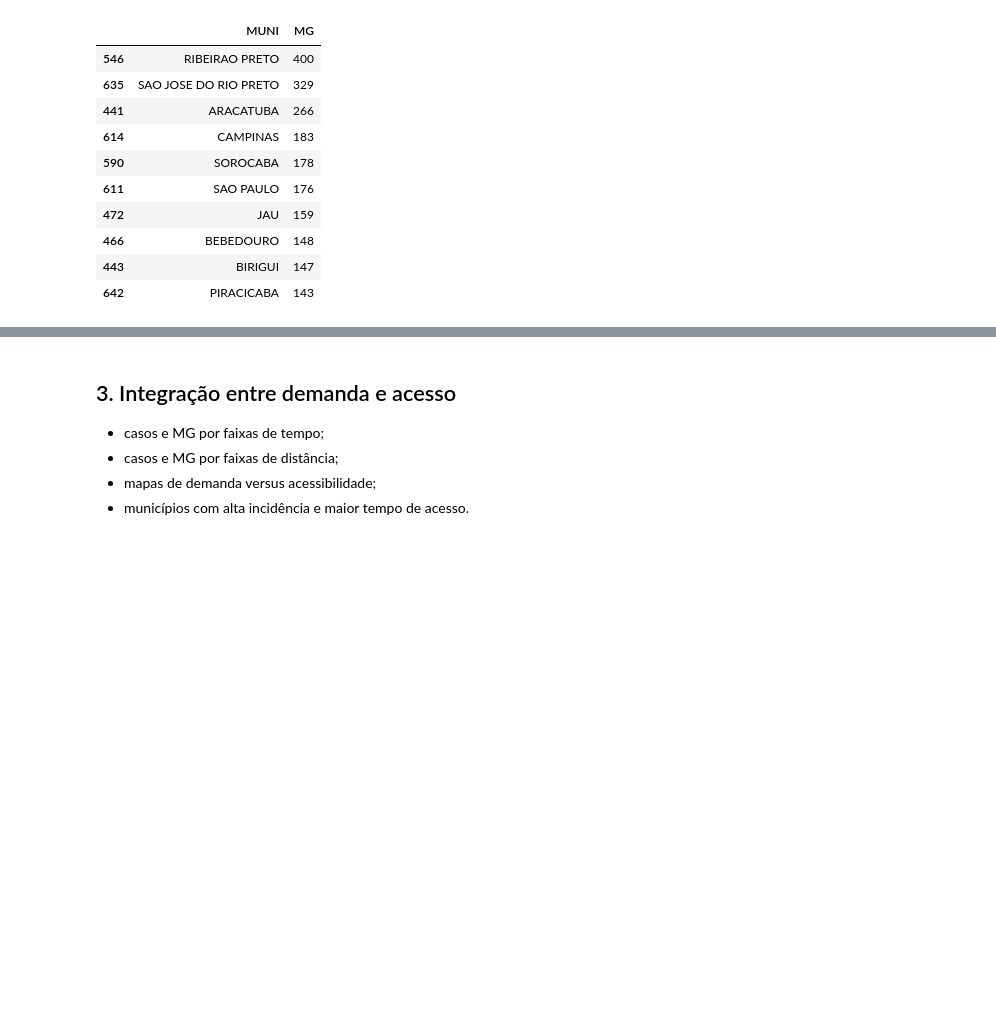
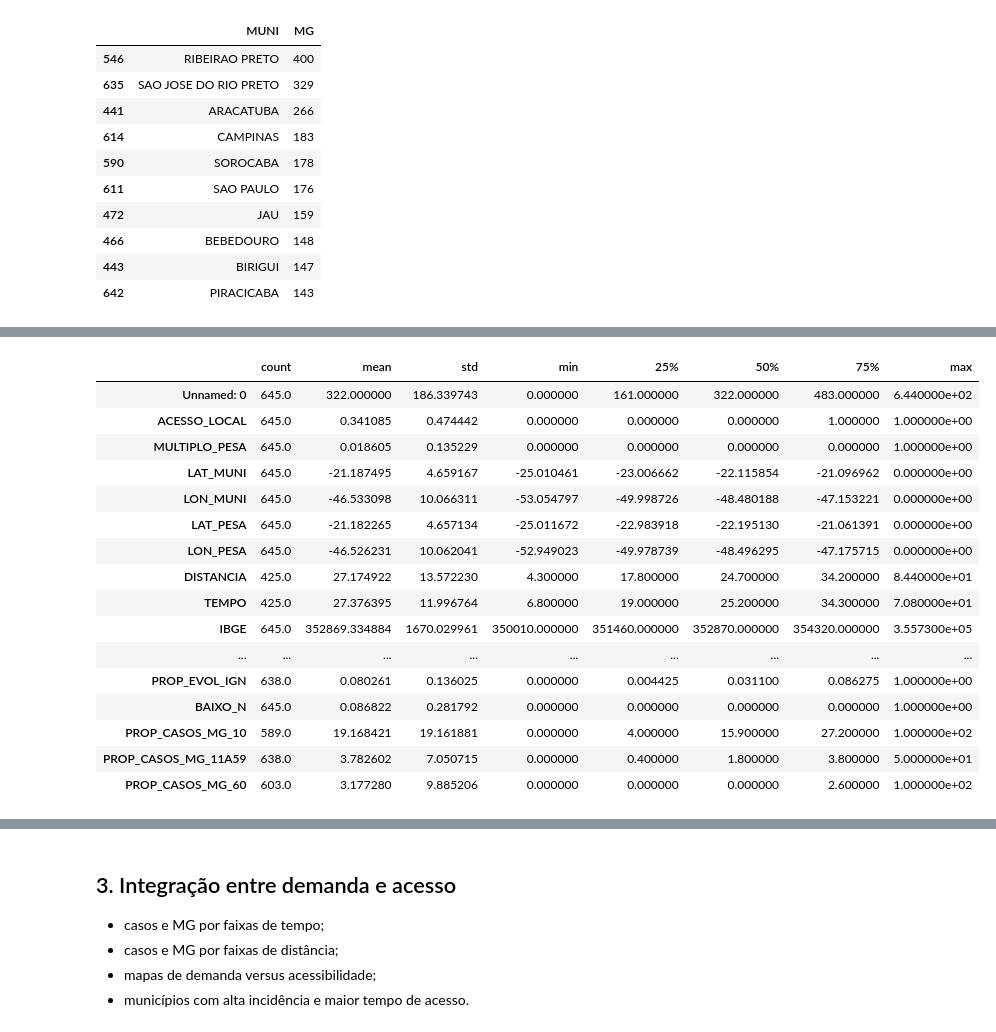
Before and after one commit to lucascgmermano/escorpiao_pesa, a Jupyter notebook: Quadro2/06-analise_01.ipynb, the cells around one changed output, grey strips where cells are left out. Drawn from its saved outputs; the diff is of its cells as text; code cells hidden in the pictures; blank space fills up the shorter version.

```diff
--- a/Quadro2/06-analise_01.ipynb
+++ b/Quadro2/06-analise_01.ipynb
@@ -182,0 +230,21 @@ dfReg['PROP_MG'] = (
+# %%
+# Describe por municipio
+df.describe().T
+# %% [output]
+|  | count | mean | std | min | 25% | 50% | 75% | max |
+| Unnamed: 0 | 645.0 | 322.000000 | 186.339743 | 0.000000 | 161.000000 | 322.000000 | 483.000000 | 6.440000e+02 |
+| ACESSO_LOCAL | 645.0 | 0.341085 | 0.474442 | 0.000000 | 0.000000 | 0.000000 | 1.000000 | 1.000000e+00 |
+| MULTIPLO_PESA | 645.0 | 0.018605 | 0.135229 | 0.000000 | 0.000000 | 0.000000 | 0.000000 | 1.000000e+00 |
+| LAT_MUNI | 645.0 | -21.187495 | 4.659167 | -25.010461 | -23.006662 | -22.115854 | -21.096962 | 0.000000e+00 |
+| LON_MUNI | 645.0 | -46.533098 | 10.066311 | -53.054797 | -49.998726 | -48.480188 | -47.153221 | 0.000000e+00 |
+| LAT_PESA | 645.0 | -21.182265 | 4.657134 | -25.011672 | -22.983918 | -22.195130 | -21.061391 | 0.000000e+00 |
+| LON_PESA | 645.0 | -46.526231 | 10.062041 | -52.949023 | -49.978739 | -48.496295 | -47.175715 | 0.000000e+00 |
+| DISTANCIA | 425.0 | 27.174922 | 13.572230 | 4.300000 | 17.800000 | 24.700000 | 34.200000 | 8.440000e+01 |
+| TEMPO | 425.0 | 27.376395 | 11.996764 | 6.800000 | 19.000000 | 25.200000 | 34.300000 | 7.080000e+01 |
+| IBGE | 645.0 | 352869.334884 | 1670.029961 | 350010.000000 | 351460.000000 | 352870.000000 | 354320.000000 | 3.557300e+05 |
+| ... | ... | ... | ... | ... | ... | ... | ... | ... |
+| PROP_EVOL_IGN | 638.0 | 0.080261 | 0.136025 | 0.000000 | 0.004425 | 0.031100 | 0.086275 | 1.000000e+00 |
+| BAIXO_N | 645.0 | 0.086822 | 0.281792 | 0.000000 | 0.000000 | 0.000000 | 0.000000 | 1.000000e+00 |
+| PROP_CASOS_MG_10 | 589.0 | 19.168421 | 19.161881 | 0.000000 | 4.000000 | 15.900000 | 27.200000 | 1.000000e+02 |
+| PROP_CASOS_MG_11A59 | 638.0 | 3.782602 | 7.050715 | 0.000000 | 0.400000 | 1.800000 | 3.800000 | 5.000000e+01 |
+| PROP_CASOS_MG_60 | 603.0 | 3.177280 | 9.885206 | 0.000000 | 0.000000 | 0.000000 | 2.600000 | 1.000000e+02 |
```
Also changed, not shown: parts of 12 cells of this notebook, 1 other file.
